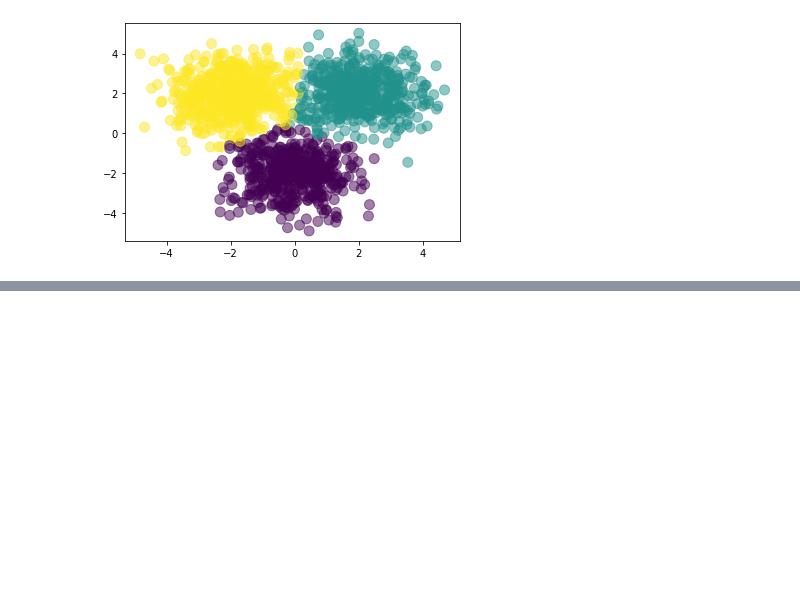
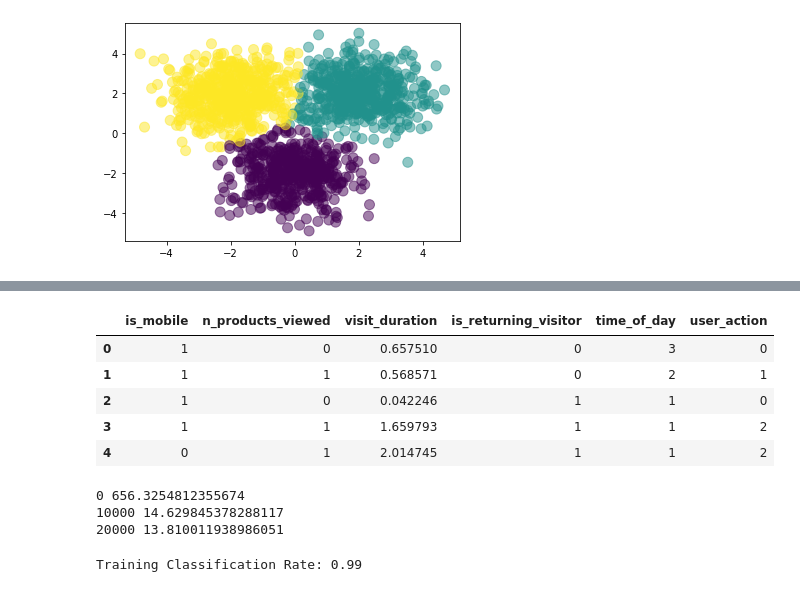
Before and after one commit to Lucarik/neural-network0, a Jupyter notebook: NeuralNetwork.ipynb, the cells around one changed output, grey strips where cells are left out. Drawn from its saved outputs; the diff is of its cells as text; code cells hidden in the pictures; blank space fills up the shorter version.

Commit message:
Added more training data

```diff
--- a/NeuralNetwork.ipynb
+++ b/NeuralNetwork.ipynb
@@ -120,0 +134,11 @@ plt.show()
+# %%
+df = pd.read_csv('ecommerce_data.csv')
+data = df.to_numpy()
+df.head()
+# %% [output]
+|  | is_mobile | n_products_viewed | visit_duration | is_returning_visitor | time_of_day | user_action |
+| 0 | 1 | 0 | 0.657510 | 0 | 3 | 0 |
+| 1 | 1 | 1 | 0.568571 | 0 | 2 | 1 |
+| 2 | 1 | 0 | 0.042246 | 1 | 1 | 0 |
+| 3 | 1 | 1 | 1.659793 | 1 | 1 | 2 |
+| 4 | 0 | 1 | 2.014745 | 1 | 1 | 2 |
@@ -120,0 +167,9 @@ plt.show()
+# %%
+M = 5
+learnR = 1*10e-3
+reg = 0
+output = fit(Xtrain,Ytrain,M,learnR,reg)
+# %% [output]
+0 656.3254812355674
+10000 14.629845378288117
+20000 13.810011938986051
@@ -120,0 +183,4 @@ plt.show()
+# %%
+print(f"Training Classification Rate: {classification_rate(Ytrain,predict(Yp)):.4}")
+# %% [output]
+Training Classification Rate: 0.99
```
Also changed, not shown: parts of 8 cells of this notebook.
